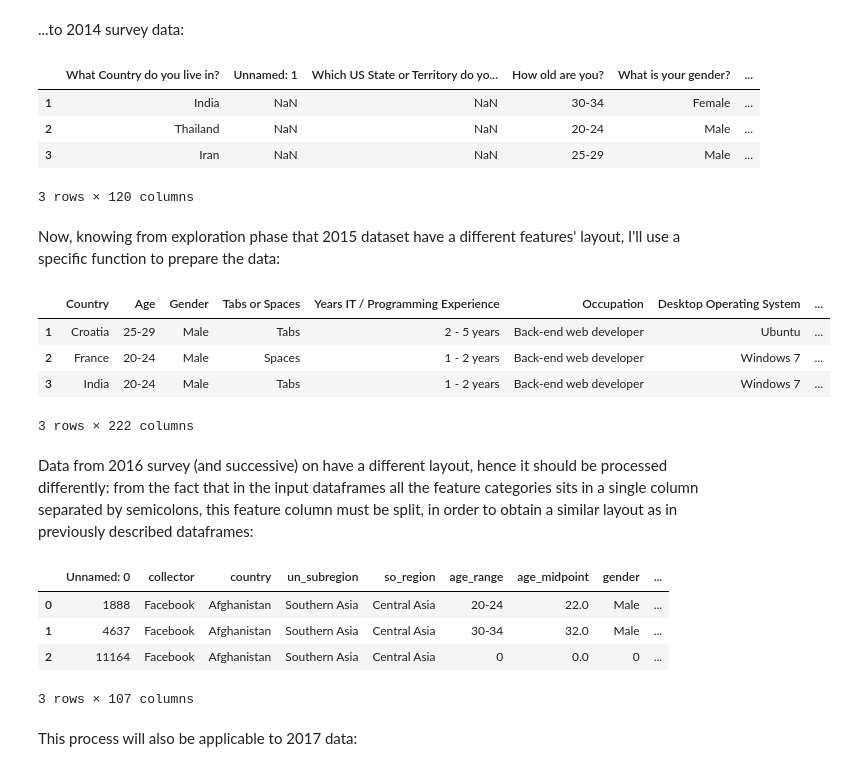
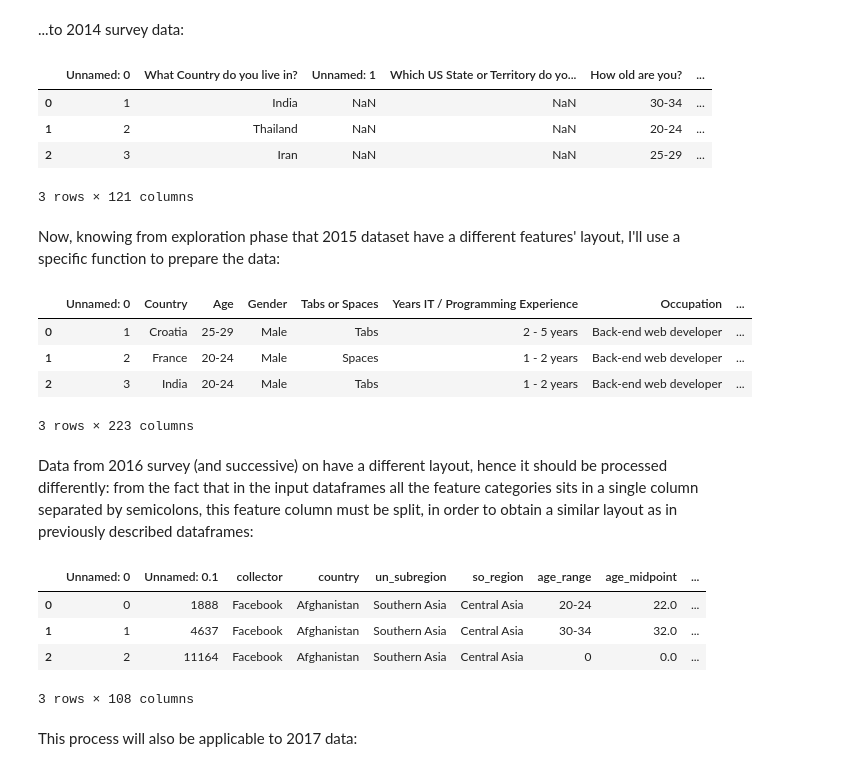
Before and after one commit to alfreedolf/stackoverflow_multiple_years, a Jupyter notebook: notebooks/1.LanguagesPopularityByYear.ipynb, the cells around one changed output. Saved outputs shown, nothing was run; the diff lists cells and outputs as text; code cells hidden in the pictures.

```diff
--- a/notebooks/1.LanguagesPopularityByYear.ipynb
+++ b/notebooks/1.LanguagesPopularityByYear.ipynb
@@ -147,7 +147,7 @@ file_name = "2014_results_unnamed_renamed.csv"
 complete_file_name = os.path.join(path.parent, "data", file_name)
 # %%
-if os.path.isfile(file_name):
-    df_surveys_2014 = pd.read_csv(complete_file_name)
+if os.path.isfile(complete_file_name):
+    df_surveys_14 = pd.read_csv(complete_file_name)
 else:
     starting_column_name = "Which of the following languages or technologies have you used significantly in the past year?"
     df_surveys_14 = transform_unnamed_cols_base(df_surveys_11_to_21[2014], starting_column_name,
@@ -156,11 +156,11 @@ else:
     df_surveys_14.to_csv(complete_file_name)
 df_surveys_14.head(3)
 # %% [output]
-|  | What Country do you live in? | Unnamed: 1 | Which US State or Territory do yo... | How old are you? | What is your gender? | ... |
-| 1 | India | NaN | NaN | 30-34 | Female | ... |
-| 2 | Thailand | NaN | NaN | 20-24 | Male | ... |
-| 3 | Iran | NaN | NaN | 25-29 | Male | ... |
+|  | Unnamed: 0 | What Country do you live in? | Unnamed: 1 | Which US State or Territory do yo... | How old are you? | ... |
+| 0 | 1 | India | NaN | NaN | 30-34 | ... |
+| 1 | 2 | Thailand | NaN | NaN | 20-24 | ... |
+| 2 | 3 | Iran | NaN | NaN | 25-29 | ... |
-3 rows × 120 columns
+3 rows × 121 columns
 # %% [markdown]
 Now, knowing from exploration phase that 2015 dataset have a different features' layout,
 I'll use a specific function to prepare the data:
@@ -169,18 +169,18 @@ file_name = "2015_results_prepared.csv"
 complete_file_name = os.path.join(path.parent, "data", file_name)
 # %%
 from preparation.data_transform import df_2015_survey_preprocessing
-if os.path.isfile(file_name):
-    df_surveys_2015 = pd.read_csv(complete_file_name)
+if os.path.isfile(complete_file_name):
+    df_surveys_15 = pd.read_csv(complete_file_name)
 else:
     df_surveys_15 = df_2015_survey_preprocessing(df_surveys_11_to_21[2015], lang_prof_CROI_2015)
     df_surveys_15.to_csv(complete_file_name)
 df_surveys_15.head(3)
 # %% [output]
-|  | Country | Age | Gender | Tabs or Spaces | Years IT / Programming Experience | Occupation | Desktop Operating System | ... |
-| 1 | Croatia | 25-29 | Male | Tabs | 2 - 5 years | Back-end web developer | Ubuntu | ... |
-| 2 | France | 20-24 | Male | Spaces | 1 - 2 years | Back-end web developer | Windows 7 | ... |
-| 3 | India | 20-24 | Male | Tabs | 1 - 2 years | Back-end web developer | Windows 7 | ... |
+|  | Unnamed: 0 | Country | Age | Gender | Tabs or Spaces | Years IT / Programming Experience | Occupation | ... |
+| 0 | 1 | Croatia | 25-29 | Male | Tabs | 2 - 5 years | Back-end web developer | ... |
+| 1 | 2 | France | 20-24 | Male | Spaces | 1 - 2 years | Back-end web developer | ... |
+| 2 | 3 | India | 20-24 | Male | Tabs | 1 - 2 years | Back-end web developer | ... |
-3 rows × 222 columns
+3 rows × 223 columns
 # %% [markdown]
 Data from 2016 survey (and successive) on have a different layout, hence it should be processed differently:
 from the fact that in the input dataframes all the feature categories sits in a single column separated by semicolons,
@@ -189,18 +189,18 @@ this feature column must be split, in order to obtain a similar layout as in pre
 file_name = "2016_results_prepared.csv"
 complete_file_name = os.path.join(path.parent, "data", file_name)
 # %%
-if os.path.isfile(file_name):
-    df_surveys_2016 = pd.read_csv(complete_file_name)
+if os.path.isfile(complete_file_name):
+    df_surveys_16 = pd.read_csv(complete_file_name)
 else:
     df_surveys_16 = feature_split(df=df_surveys_11_to_21[2016], column_to_split="tech_do", inplace=False)
     df_surveys_16.to_csv(complete_file_name)
 df_surveys_16.head(3)
 # %% [output]
-|  | Unnamed: 0 | collector | country | un_subregion | so_region | age_range | age_midpoint | gender | ... |
-| 0 | 1888 | Facebook | Afghanistan | Southern Asia | Central Asia | 20-24 | 22.0 | Male | ... |
-| 1 | 4637 | Facebook | Afghanistan | Southern Asia | Central Asia | 30-34 | 32.0 | Male | ... |
-| 2 | 11164 | Facebook | Afghanistan | Southern Asia | Central Asia | 0 | 0.0 | 0 | ... |
+|  | Unnamed: 0 | Unnamed: 0.1 | collector | country | un_subregion | so_region | age_range | age_midpoint | ... |
+| 0 | 0 | 1888 | Facebook | Afghanistan | Southern Asia | Central Asia | 20-24 | 22.0 | ... |
+| 1 | 1 | 4637 | Facebook | Afghanistan | Southern Asia | Central Asia | 30-34 | 32.0 | ... |
+| 2 | 2 | 11164 | Facebook | Afghanistan | Southern Asia | Central Asia | 0 | 0.0 | ... |
-3 rows × 107 columns
+3 rows × 108 columns
 # %% [markdown]
 This process will also be applicable to 2017 data:
 # %%
```
Also changed, not shown: parts of 33 cells of this notebook, 1 other file.
